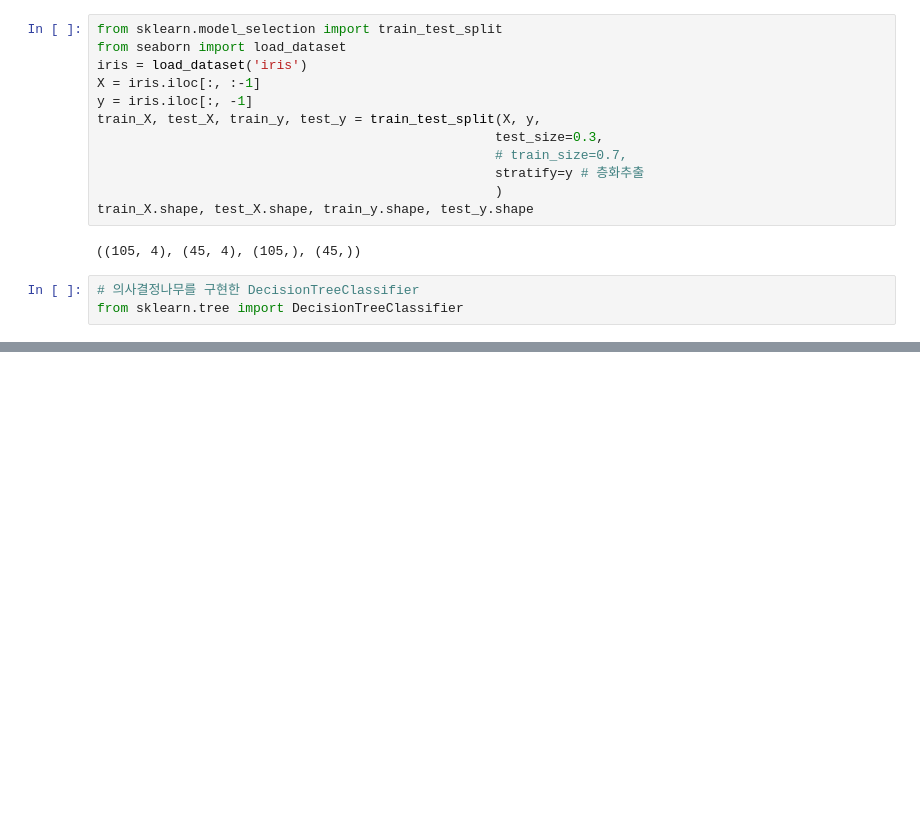
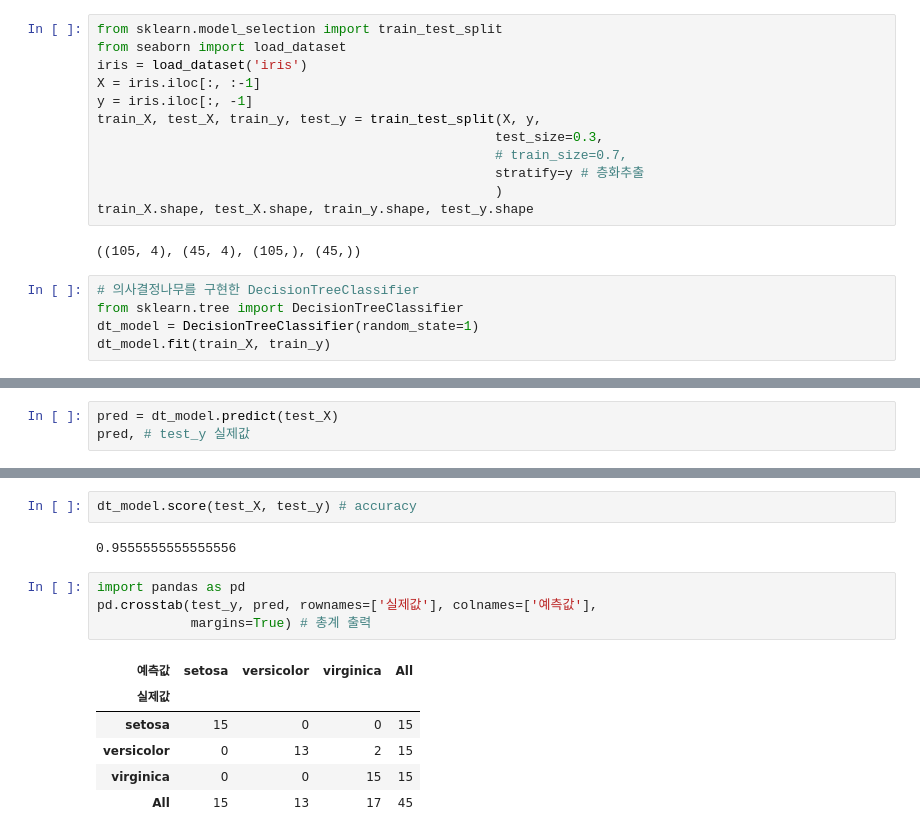
Before and after one commit to huhnam59/Create-repository, a Jupyter notebook: source/09_MachineLearning/1장_머신러닝시작하기.ipynb, the cells around one changed output, grey strips where cells are left out. Saved outputs shown, nothing was run; the diff lists cells and outputs as text; blank space fills up the shorter version.

```diff
--- a/source/09_MachineLearning/1장_머신러닝시작하기.ipynb
+++ b/source/09_MachineLearning/1장_머신러닝시작하기.ipynb
@@ -801,3 +836,5 @@ train_X.shape, test_X.shape, train_y.shape, test_y.shape
 # %%
 # 의사결정나무를 구현한 DecisionTreeClassifier
 from sklearn.tree import DecisionTreeClassifier
+dt_model = DecisionTreeClassifier(random_state=1)
+dt_model.fit(train_X, train_y)
@@ -803,0 +843,3 @@ from sklearn.tree import DecisionTreeClassifier
+# %%
+pred = dt_model.predict(test_X)
+pred, # test_y 실제값
@@ -803,0 +857,15 @@ from sklearn.tree import DecisionTreeClassifier
+# %%
+dt_model.score(test_X, test_y) # accuracy
+# %% [output]
+0.9555555555555556
+# %%
+import pandas as pd
+pd.crosstab(test_y, pred, rownames=['실제값'], colnames=['예측값'],
+            margins=True) # 총계 출력
+# %% [output]
+| 예측값 | setosa | versicolor | virginica | All |
+| 실제값 |  |  |  |  |
+| setosa | 15 | 0 | 0 | 15 |
+| versicolor | 0 | 13 | 2 | 15 |
+| virginica | 0 | 0 | 15 | 15 |
+| All | 15 | 13 | 17 | 45 |
```
Also changed, not shown: parts of 64 cells of this notebook, 7 other files.
